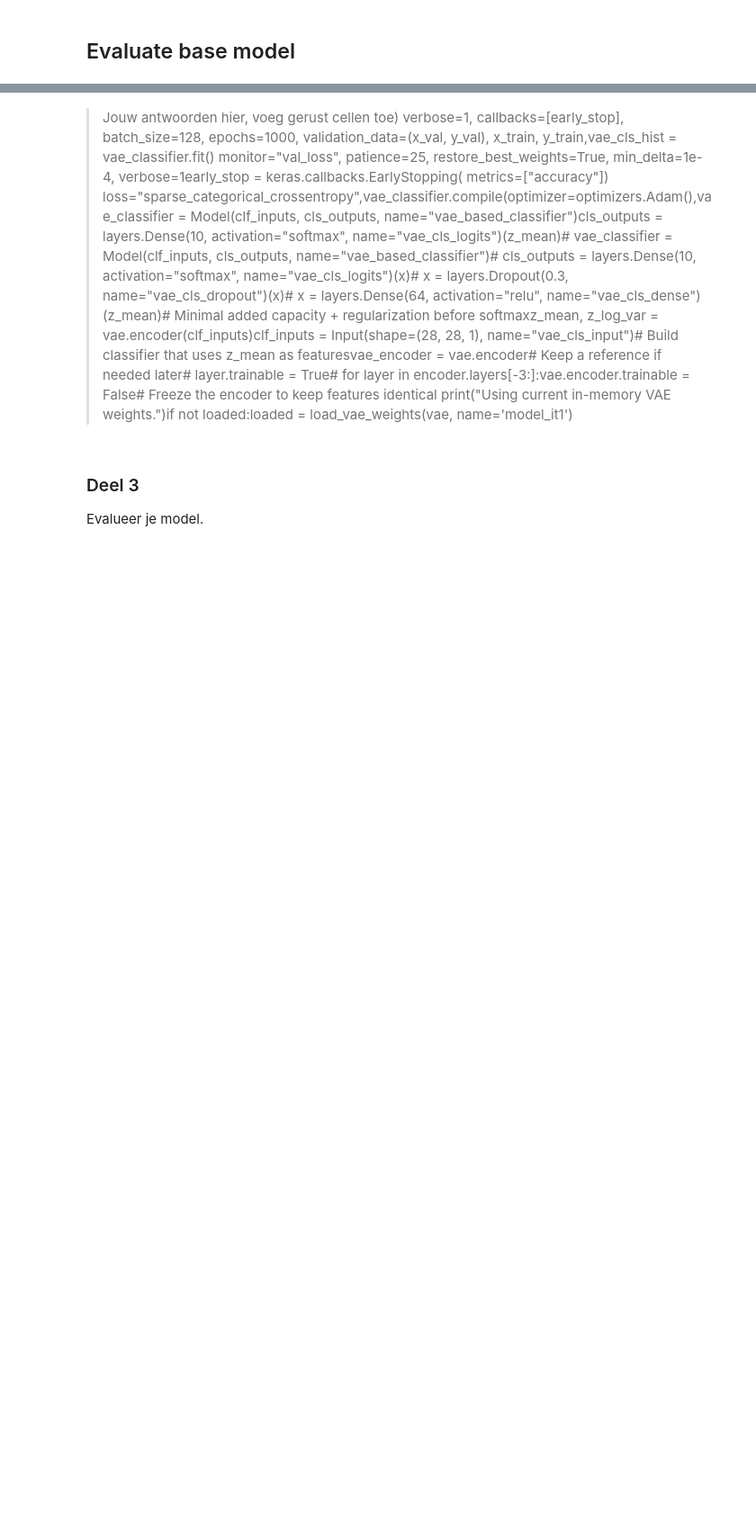
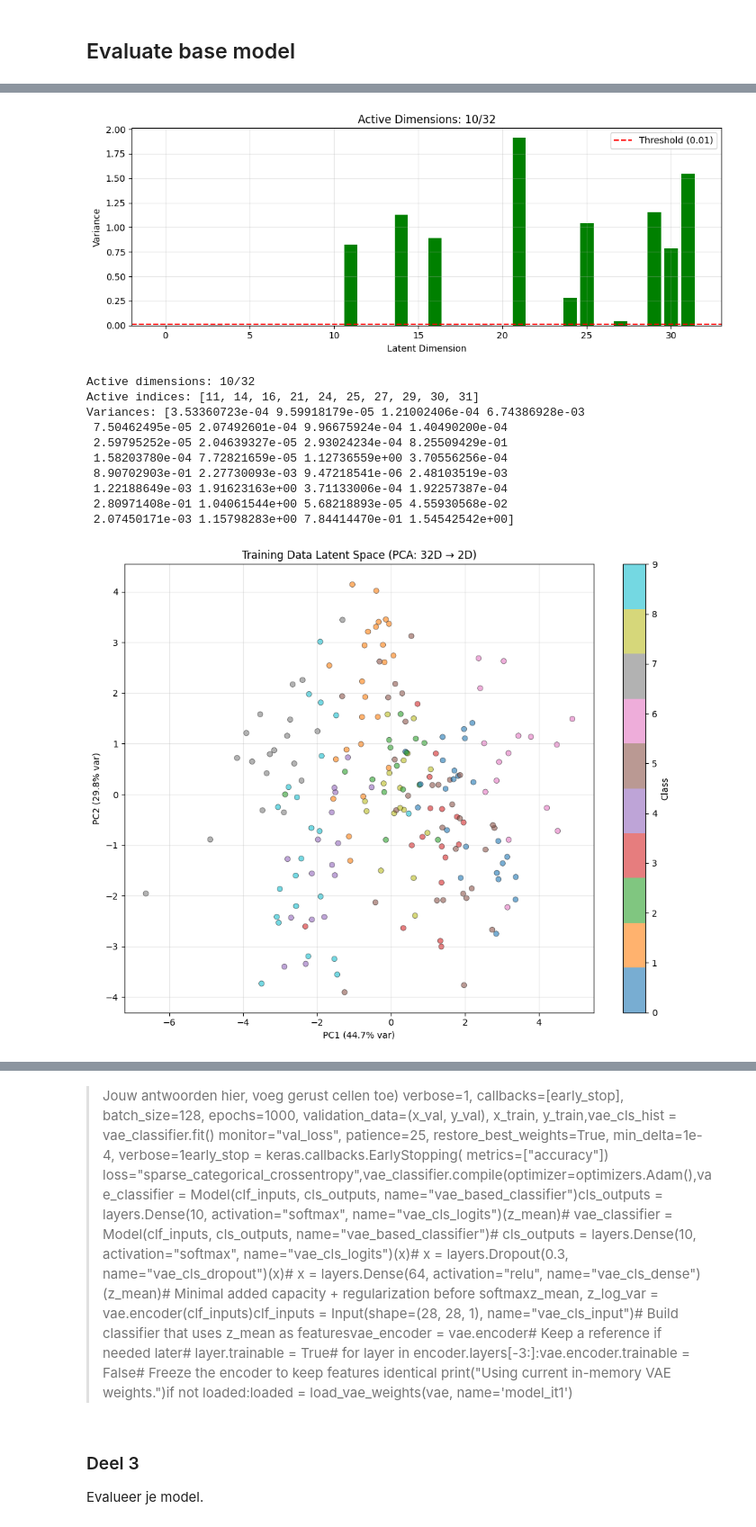
Before and after one commit to FrankVanDerVelde/master_applied-artificial_intelligence, a Jupyter notebook: methoden_en_technieken/datapunt_4/M&T_opdracht_Datapunt2b.ipynb, the cells around one changed output, grey strips where cells are left out. Shown at 90% size. Saved outputs shown, nothing was run; the diff lists cells and outputs as text; code cells hidden in the pictures; blank space fills up the shorter version.

```diff
--- a/methoden_en_technieken/datapunt_4/M&T_opdracht_Datapunt2b.ipynb
+++ b/methoden_en_technieken/datapunt_4/M&T_opdracht_Datapunt2b.ipynb
@@ -659,0 +857,21 @@ vae_cls_hist = vae_classifier.fit(
+# %%
+# After training your VAE, analyze it:
+active_info = analyze_active_dimensions(vae, x_train, threshold=0.01)
+
+# Visualize class separation in latent space:
+z_encoded = plot_latent_space(vae, x_train, y_train,
+                               title='Training Data Latent Space',
+                               method='pca')  # or 'tsne'
+# %% [output]
+[figure, added]
+Active dimensions: 10/32
+Active indices: [11, 14, 16, 21, 24, 25, 27, 29, 30, 31]
+Variances: [3.53360723e-04 9.59918179e-05 1.21002406e-04 6.74386928e-03
+ 7.50462495e-05 2.07492601e-04 9.96675924e-04 1.40490200e-04
+ 2.59795252e-05 2.04639327e-05 2.93024234e-04 8.25509429e-01
+ 1.58203780e-04 7.72821659e-05 1.12736559e+00 3.70556256e-04
+ 8.90702903e-01 2.27730093e-03 9.47218541e-06 2.48103519e-03
+ 1.22188649e-03 1.91623163e+00 3.71133006e-04 1.92257387e-04
+ 2.80971408e-01 1.04061544e+00 5.68218893e-05 4.55930568e-02
+ 2.07450171e-03 1.15798283e+00 7.84414470e-01 1.54542542e+00]
+[figure, added]
```
Also changed, not shown: parts of 38 cells of this notebook.
